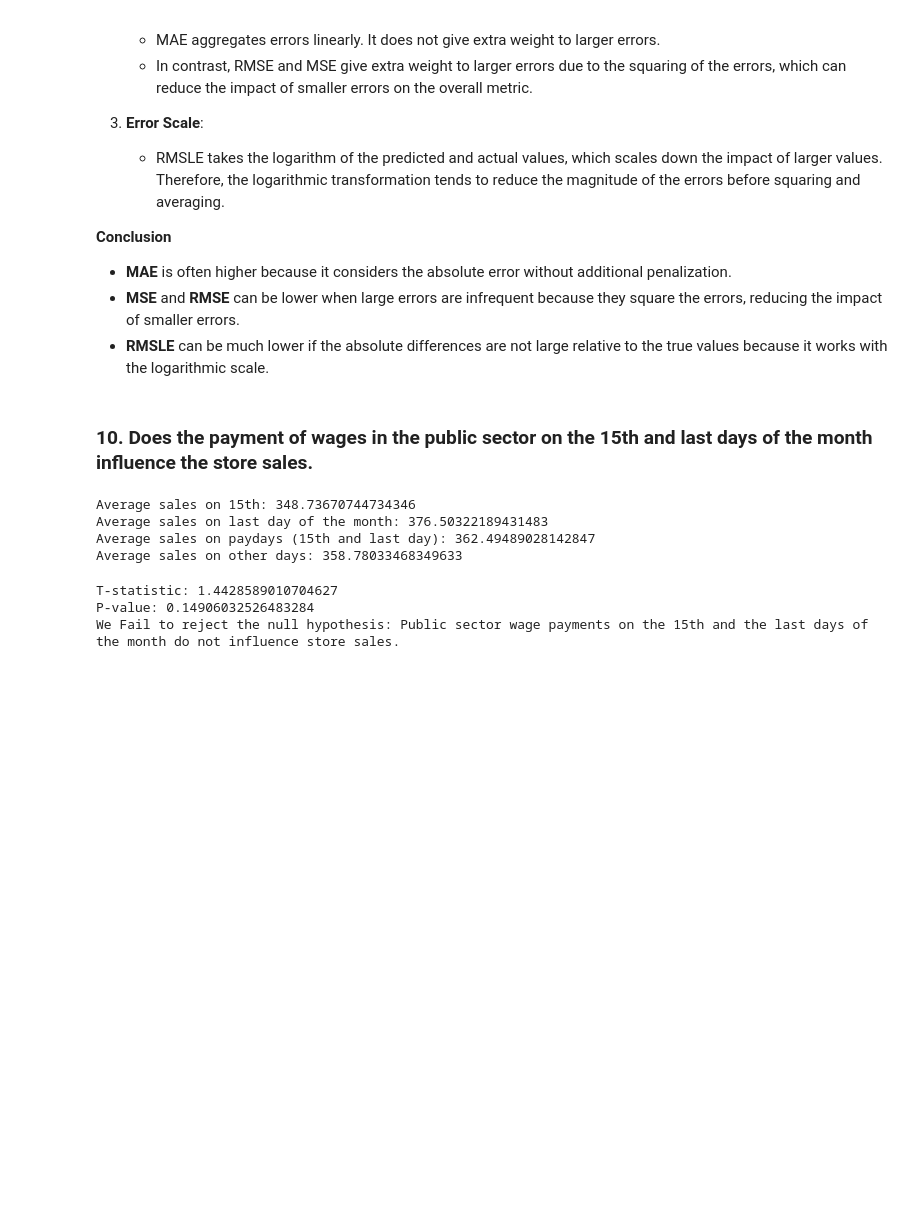
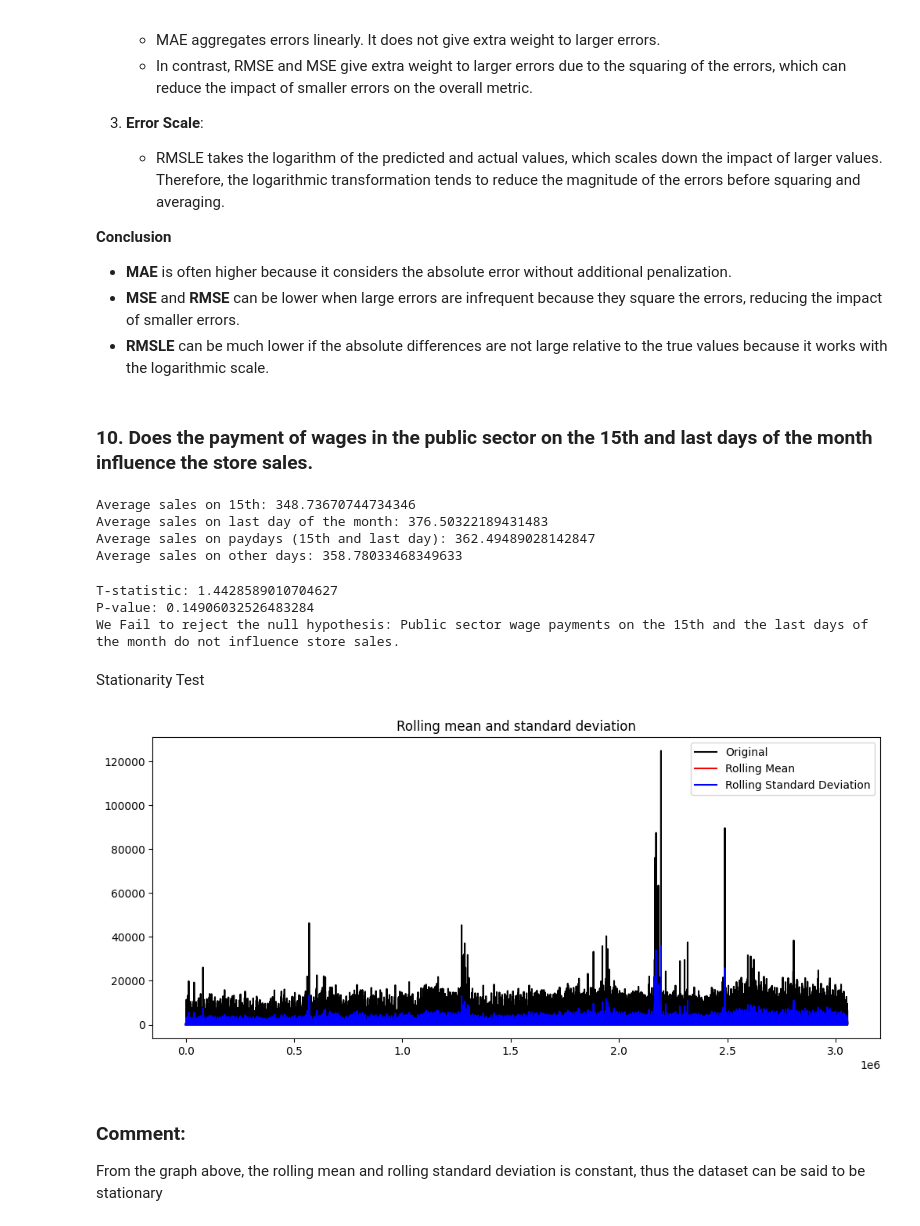
Before and after one commit to GlennRockson/Store_Sales_Predictions, a Jupyter notebook: main.ipynb, the cells around one changed output. Cells and saved outputs as stored; diff of their text form; code cells hidden in the pictures; blank space fills up the shorter version.

```diff
--- a/main.ipynb
+++ b/main.ipynb
@@ -1243,3 +1285,21 @@ else:
 T-statistic: 1.4428589010704627
 P-value: 0.14906032526483284
 We Fail to reject the null hypothesis: Public sector wage payments on the 15th and the last days of the month do not influence store sales.
+# %% [markdown]
+Stationarity Test
+# %%
+plt.figure(figsize=(12,5))
+rmean=train_merged['sales'].rolling(window=12).mean()
+rstd=train_merged['sales'].rolling(window=12).std()
+# print(rmean,rstd)
+orig=plt.plot(train_merged['sales'], color='black',label='Original')
+mean= plt.plot(rmean , color='red',label='Rolling Mean')
+std=plt.plot(rstd,color='blue',label = 'Rolling Standard Deviation')
+plt.legend(loc='best')
+plt.title("Rolling mean and standard deviation")
+plt.show();
+# %% [output]
+[figure, added]
+# %% [markdown]
+### Comment:
+From the graph above, the rolling mean and rolling standard deviation is constant, thus the dataset can be said to be stationary
```
Also changed, not shown: parts of 26 cells of this notebook, 1 other file.
